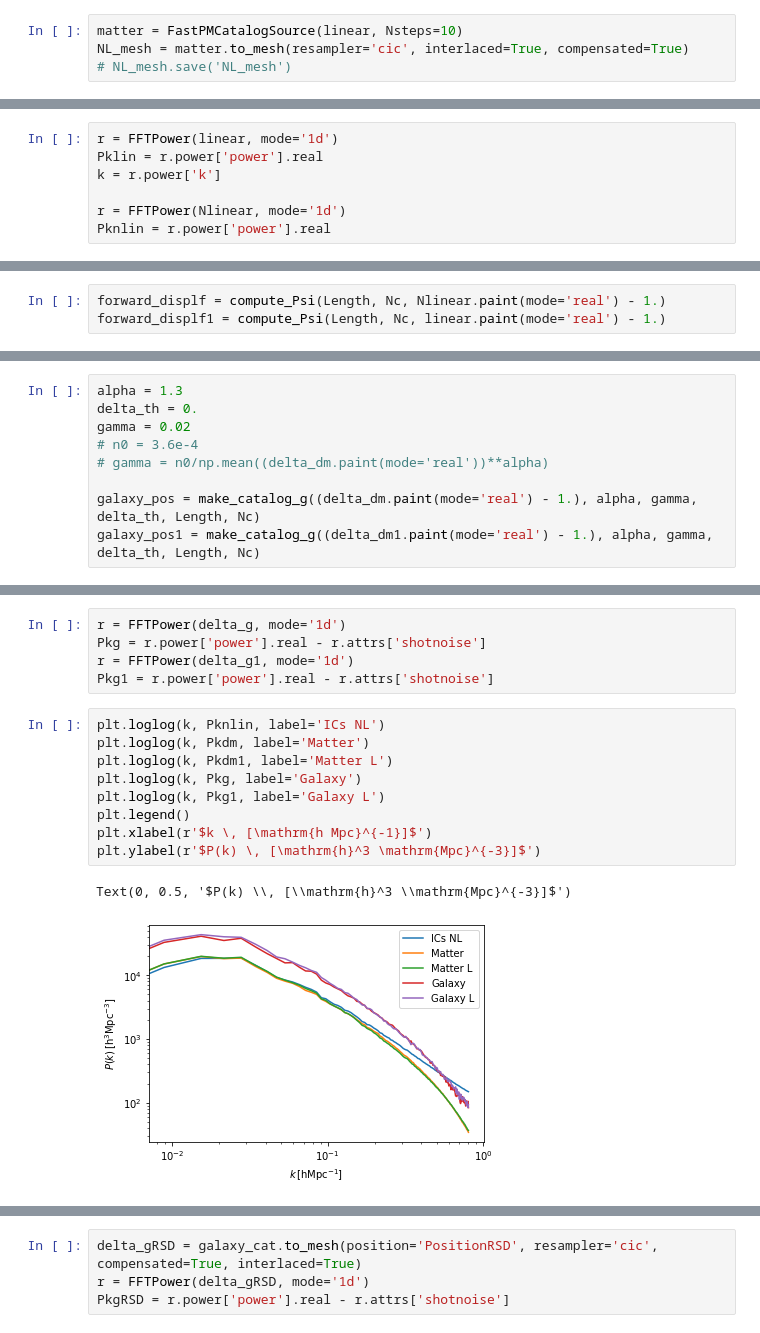
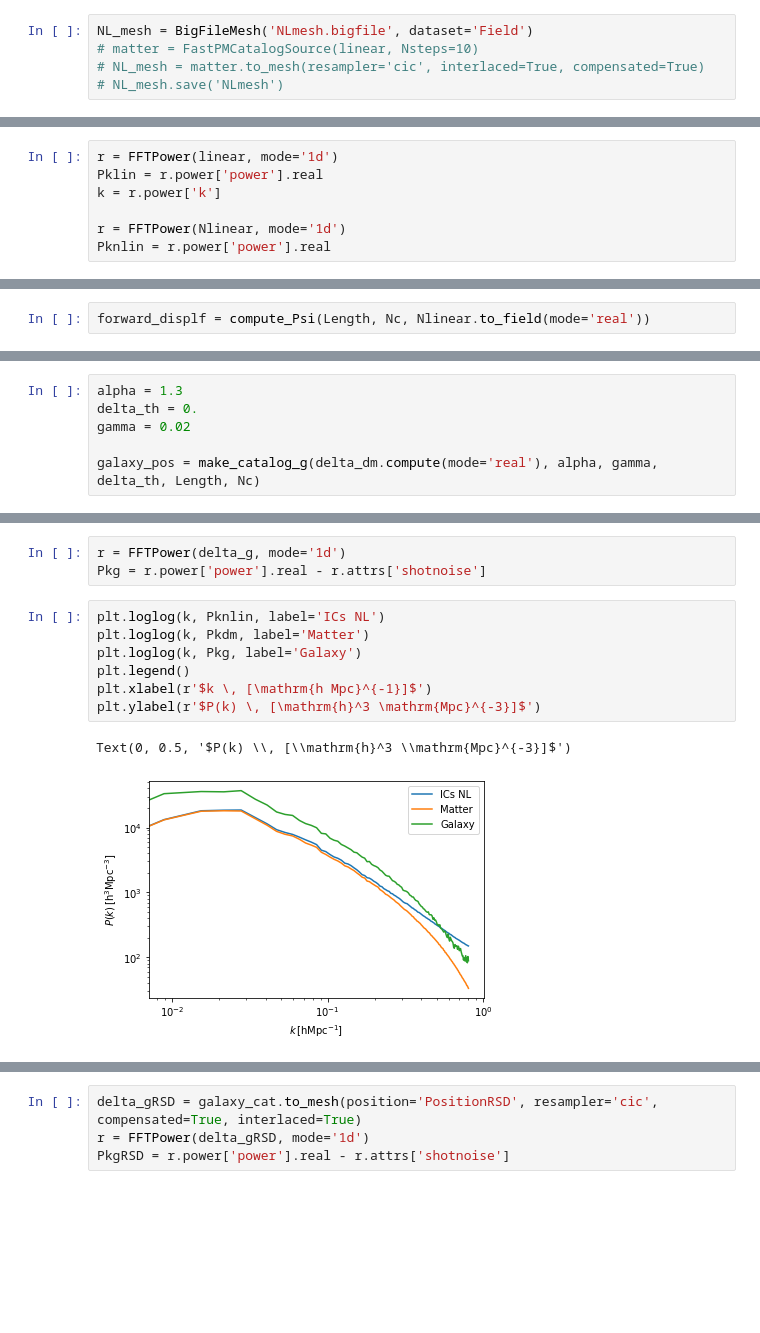
Before and after one commit to pablocoque/nbody_tfm_routines, a Jupyter notebook: mymocks/generate_calatog.ipynb, the cells around one changed output, grey strips where cells are left out. Cells and saved outputs as stored; diff of their text form; blank space fills up the shorter version.

```diff
--- a/mymocks/generate_calatog.ipynb
+++ b/mymocks/generate_calatog.ipynb
@@ -24,4 +23,5 @@ linear.save('Lmesh.bigfile')
 # %%
-matter = FastPMCatalogSource(linear, Nsteps=10)
-NL_mesh = matter.to_mesh(resampler='cic', interlaced=True, compensated=True)
-# NL_mesh.save('NL_mesh')
+NL_mesh = BigFileMesh('NLmesh.bigfile', dataset='Field')
+# matter = FastPMCatalogSource(linear, Nsteps=10)
+# NL_mesh = matter.to_mesh(resampler='cic', interlaced=True, compensated=True)
+# NL_mesh.save('NLmesh')
@@ -54,5 +47,4 @@ Text(0, 0.5, '$P(k) \\, [\\mathrm{h}^3 \\mathrm{Mpc}^{-3}]$')
 # %%
-forward_displf = compute_Psi(Length, Nc, Nlinear.paint(mode='real') - 1.)
-forward_displf1 = compute_Psi(Length, Nc, linear.paint(mode='real') - 1.)
+forward_displf = compute_Psi(Length, Nc, Nlinear.to_field(mode='real'))
 # %%
 matter_pos = forward_evolution(Length, Nc, forward_displf)
@@ -97,11 +74,8 @@ Text(0, 0.5, '$P(k) \\, [\\mathrm{h}^3 \\mathrm{Mpc}^{-3}]$')
 alpha = 1.3
 delta_th = 0.
 gamma = 0.02
-# n0 = 3.6e-4
-# gamma = n0/np.mean((delta_dm.paint(mode='real'))**alpha)
 
-galaxy_pos = make_catalog_g((delta_dm.paint(mode='real') - 1.), alpha, gamma, delta_th, Length, Nc)
-galaxy_pos1 = make_catalog_g((delta_dm1.paint(mode='real') - 1.), alpha, gamma, delta_th, Length, Nc)
+galaxy_pos = make_catalog_g(delta_dm.compute(mode='real'), alpha, gamma, delta_th, Length, Nc)
 # %%
 Ng = len(galaxy_pos)
 n = Ng/Length**3
@@ -144,17 +102,13 @@ ax[1].imshow(delta_g.paint(mode='real').preview(axes=[1,2]))
 # %%
 r = FFTPower(delta_g, mode='1d')
 Pkg = r.power['power'].real - r.attrs['shotnoise']
-r = FFTPower(delta_g1, mode='1d')
-Pkg1 = r.power['power'].real - r.attrs['shotnoise']
 # %%
 plt.loglog(k, Pknlin, label='ICs NL')
 plt.loglog(k, Pkdm, label='Matter')
-plt.loglog(k, Pkdm1, label='Matter L')
 plt.loglog(k, Pkg, label='Galaxy')
-plt.loglog(k, Pkg1, label='Galaxy L')
 plt.legend()
 plt.xlabel(r'$k \, [\mathrm{h Mpc}^{-1}]$')
 plt.ylabel(r'$P(k) \, [\mathrm{h}^3 \mathrm{Mpc}^{-3}]$')
 # %% [output]
 Text(0, 0.5, '$P(k) \\, [\\mathrm{h}^3 \\mathrm{Mpc}^{-3}]$')
-[figure, old version]
+[figure, new version]
```
Also changed, not shown: parts of 19 cells of this notebook, 18 other files.
